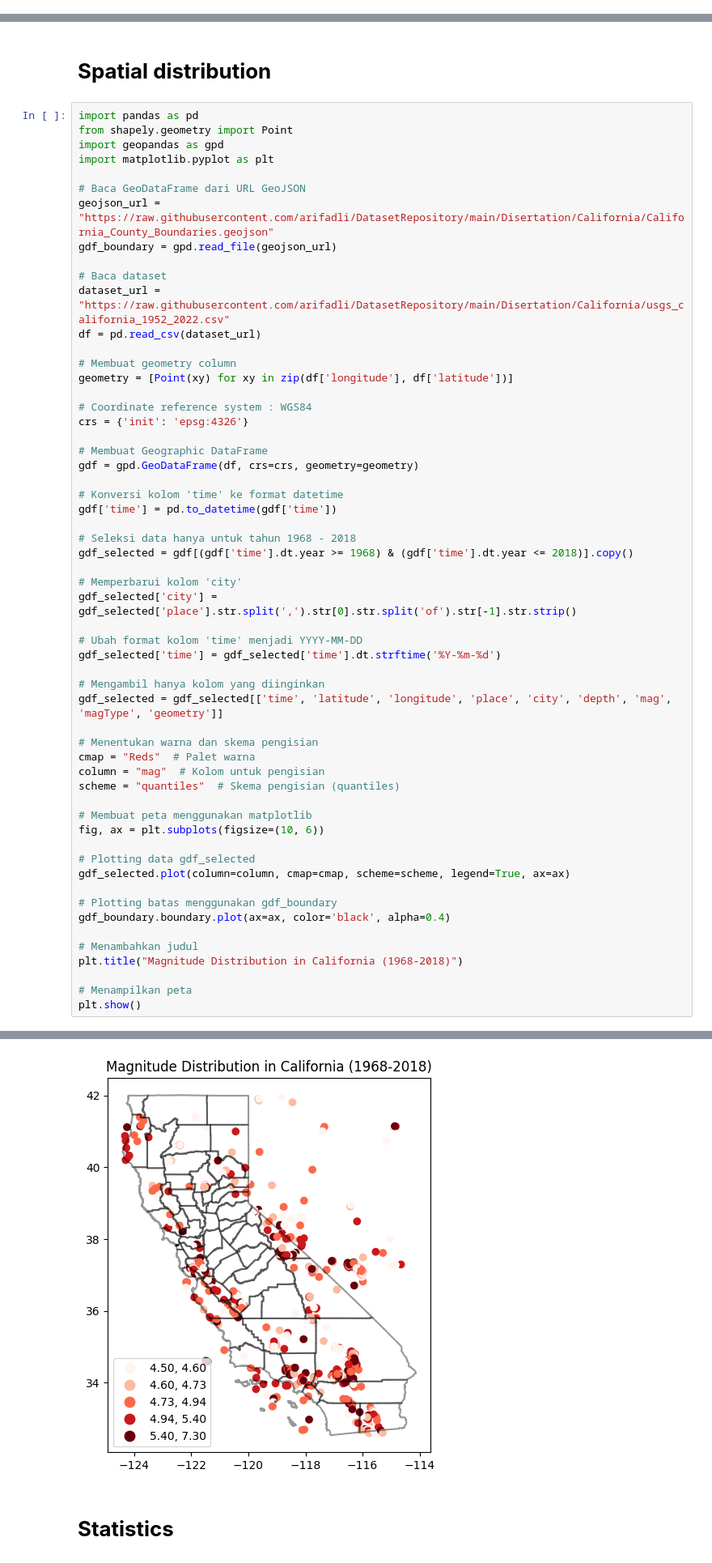
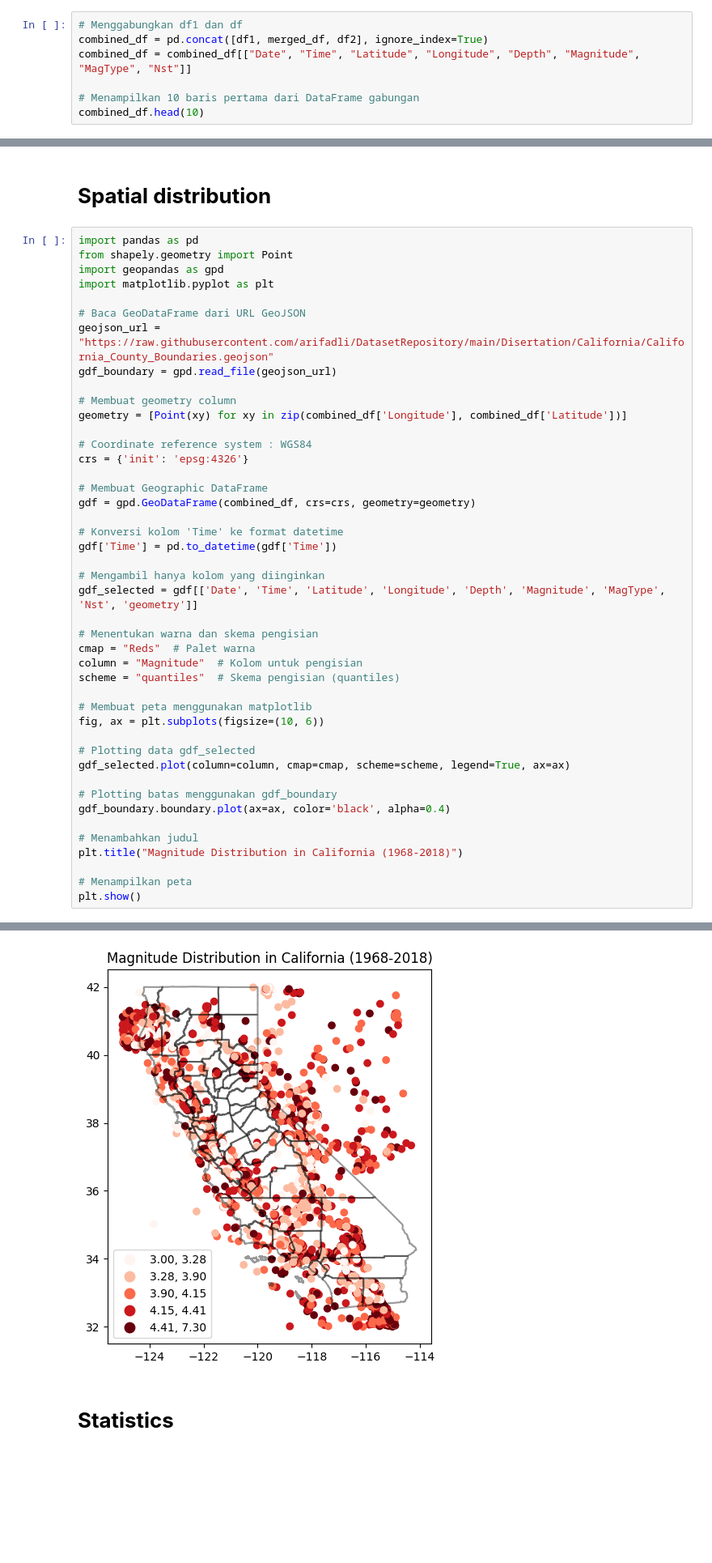
Before and after one commit to arifadli/Exploratory-Spatial-Data-Analysis, a Jupyter notebook: Earthquake Research/ESDA - Earthquake California.ipynb, the cells around one changed output, grey strips where cells are left out. Shown at 81% size. Drawn from its saved outputs; the diff is of its cells as text; blank space fills up the shorter version.

```diff
--- a/Earthquake Research/ESDA - Earthquake California.ipynb
+++ b/Earthquake Research/ESDA - Earthquake California.ipynb
@@ -293,0 +401,7 @@ df_moreselected.head()
+# %%
+# Menggabungkan df1 dan df
+combined_df = pd.concat([df1, merged_df, df2], ignore_index=True)
+combined_df = combined_df[["Date", "Time", "Latitude", "Longitude", "Depth", "Magnitude", "MagType", "Nst"]]
+
+# Menampilkan 10 baris pertama dari DataFrame gabungan
+combined_df.head(10)
@@ -359,37 +485,24 @@ import matplotlib.pyplot as plt
 geojson_url = "https://raw.githubusercontent.com/arifadli/DatasetRepository/main/Disertation/California/California_County_Boundaries.geojson"
 gdf_boundary = gpd.read_file(geojson_url)
 
-# Baca dataset
-dataset_url = "https://raw.githubusercontent.com/arifadli/DatasetRepository/main/Disertation/California/usgs_california_1952_2022.csv"
-df = pd.read_csv(dataset_url)
-
 # Membuat geometry column
-geometry = [Point(xy) for xy in zip(df['longitude'], df['latitude'])]
+geometry = [Point(xy) for xy in zip(combined_df['Longitude'], combined_df['Latitude'])]
 
 # Coordinate reference system : WGS84
 crs = {'init': 'epsg:4326'}
 
 # Membuat Geographic DataFrame
-gdf = gpd.GeoDataFrame(df, crs=crs, geometry=geometry)
+gdf = gpd.GeoDataFrame(combined_df, crs=crs, geometry=geometry)
 
-# Konversi kolom 'time' ke format datetime
-gdf['time'] = pd.to_datetime(gdf['time'])
-
-# Seleksi data hanya untuk tahun 1968 - 2018
-gdf_selected = gdf[(gdf['time'].dt.year >= 1968) & (gdf['time'].dt.year <= 2018)].copy()
-
-# Memperbarui kolom 'city'
-gdf_selected['city'] = gdf_selected['place'].str.split(',').str[0].str.split('of').str[-1].str.strip()
-
-# Ubah format kolom 'time' menjadi YYYY-MM-DD
-gdf_selected['time'] = gdf_selected['time'].dt.strftime('%Y-%m-%d')
+# Konversi kolom 'Time' ke format datetime
+gdf['Time'] = pd.to_datetime(gdf['Time'])
 
 # Mengambil hanya kolom yang diinginkan
-gdf_selected = gdf_selected[['time', 'latitude', 'longitude', 'place', 'city', 'depth', 'mag', 'magType', 'geometry']]
+gdf_selected = gdf[['Date', 'Time', 'Latitude', 'Longitude', 'Depth', 'Magnitude', 'MagType', 'Nst', 'geometry']]
 
 # Menentukan warna dan skema pengisian
 cmap = "Reds"  # Palet warna
-column = "mag"  # Kolom untuk pengisian
+column = "Magnitude"  # Kolom untuk pengisian
 scheme = "quantiles"  # Skema pengisian (quantiles)
 
 # Membuat peta menggunakan matplotlib
@@ -397,34 +510,34 @@ fig, ax = plt.subplots(figsize=(10, 6))
 
 # Plotting data gdf_selected
 gdf_selected.plot(column=column, cmap=cmap, scheme=scheme, legend=True, ax=ax)
 
 # Plotting batas menggunakan gdf_boundary
 gdf_boundary.boundary.plot(ax=ax, color='black', alpha=0.4)
 
 # Menambahkan judul
 plt.title("Magnitude Distribution in California (1968-2018)")
 
 # Menampilkan peta
 plt.show()
 # %% [output]
 WARNING:fiona.ogrext:Expecting property name enclosed in double quotes: line 1 column 2 (char 1)
 WARNING:fiona.ogrext:Expecting property name enclosed in double quotes: line 1 column 2 (char 1)
 WARNING:fiona.ogrext:Expecting property name enclosed in double quotes: line 1 column 2 (char 1)
 WARNING:fiona.ogrext:Expecting property name enclosed in double quotes: line 1 column 2 (char 1)
 WARNING:fiona.ogrext:Expecting property name enclosed in double quotes: line 1 column 2 (char 1)
 WARNING:fiona.ogrext:Expecting property name enclosed in double quotes: line 1 column 2 (char 1)
 WARNING:fiona.ogrext:Expecting property name enclosed in double quotes: line 1 column 2 (char 1)
 WARNING:fiona.ogrext:Expecting property name enclosed in double quotes: line 1 column 2 (char 1)
 WARNING:fiona.ogrext:Expecting property name enclosed in double quotes: line 1 column 2 (char 1)
 WARNING:fiona.ogrext:Expecting property name enclosed in double quotes: line 1 column 2 (char 1)
 WARNING:fiona.ogrext:Expecting property name enclosed in double quotes: line 1 column 2 (char 1)
 WARNING:fiona.ogrext:Expecting property name enclosed in double quotes: line 1 column 2 (char 1)
 ... (53 lines left out)
 WARNING:fiona.ogrext:Expecting property name enclosed in double quotes: line 1 column 2 (char 1)
 WARNING:fiona.ogrext:Expecting property name enclosed in double quotes: line 1 column 2 (char 1)
 WARNING:fiona.ogrext:Expecting property name enclosed in double quotes: line 1 column 2 (char 1)
 WARNING:fiona.ogrext:Expecting property name enclosed in double quotes: line 1 column 2 (char 1)
-[figure, old version]
+[figure, new version]
 # %% [markdown]
 # **Statistics**
 # %%
```
Also changed, not shown: parts of 21 cells of this notebook.
